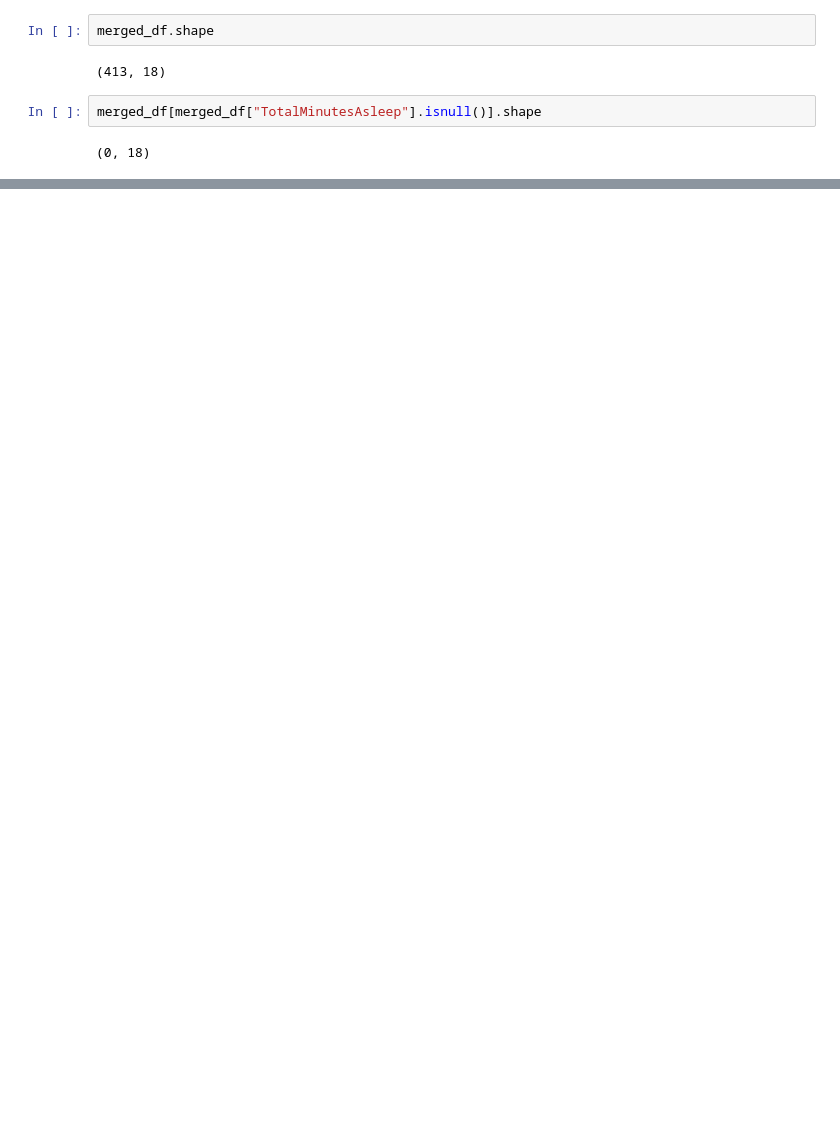
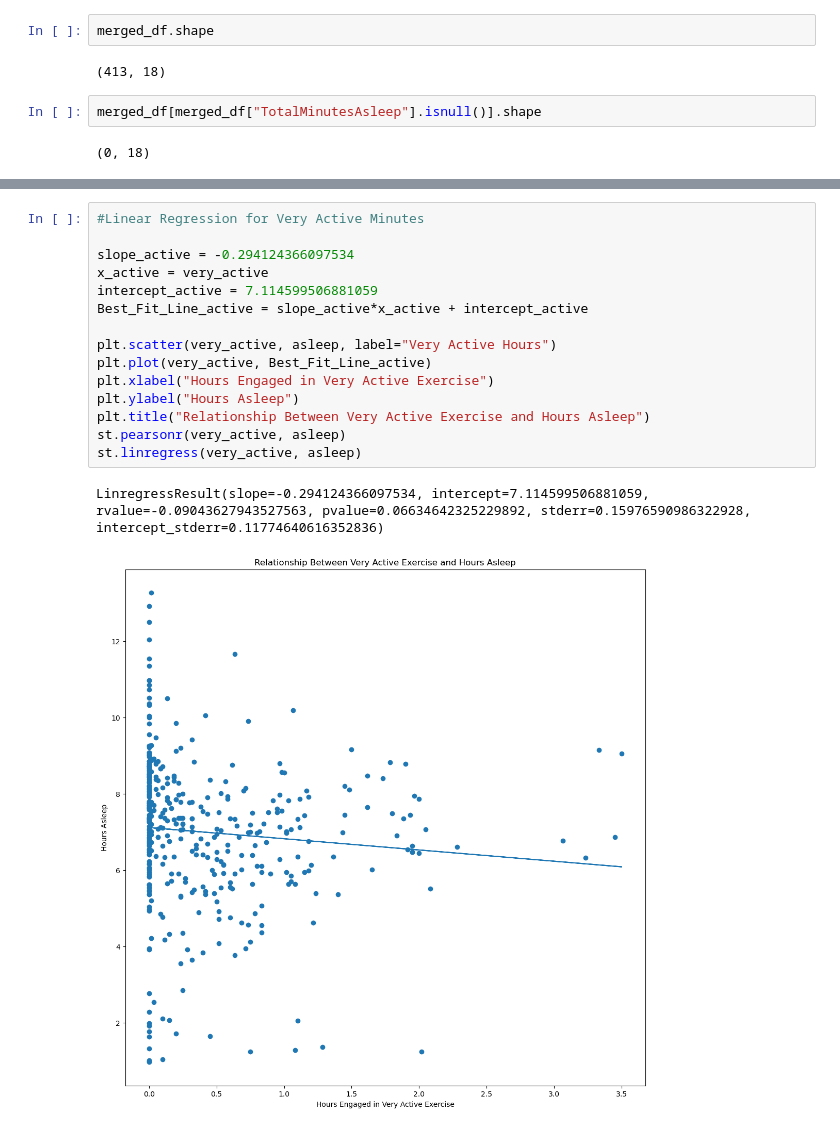
Before and after one commit to nicholaishaw/sleep-and-health-project, a Jupyter notebook: DataCleaning_Notebook.ipynb, the cells around one changed output, grey strips where cells are left out. Saved outputs shown, nothing was run; the diff lists cells and outputs as text; blank space fills up the shorter version.

```diff
--- a/DataCleaning_Notebook.ipynb
+++ b/DataCleaning_Notebook.ipynb
@@ -89,0 +158,18 @@ merged_df[merged_df["TotalMinutesAsleep"].isnull()].shape
+# %%
+#Linear Regression for Very Active Minutes
+
+slope_active = -0.294124366097534
+x_active = very_active
+intercept_active = 7.114599506881059
+Best_Fit_Line_active = slope_active*x_active + intercept_active
+
+plt.scatter(very_active, asleep, label="Very Active Hours")
+plt.plot(very_active, Best_Fit_Line_active)
+plt.xlabel("Hours Engaged in Very Active Exercise")
+plt.ylabel("Hours Asleep")
+plt.title("Relationship Between Very Active Exercise and Hours Asleep")
+st.pearsonr(very_active, asleep)
+st.linregress(very_active, asleep)
+# %% [output]
+LinregressResult(slope=-0.294124366097534, intercept=7.114599506881059, rvalue=-0.09043627943527563, pvalue=0.06634642325229892, stderr=0.15976590986322928, intercept_stderr=0.11774640616352836)
+[figure, added]
```
Also changed, not shown: parts of 19 cells of this notebook, 1 other file.
